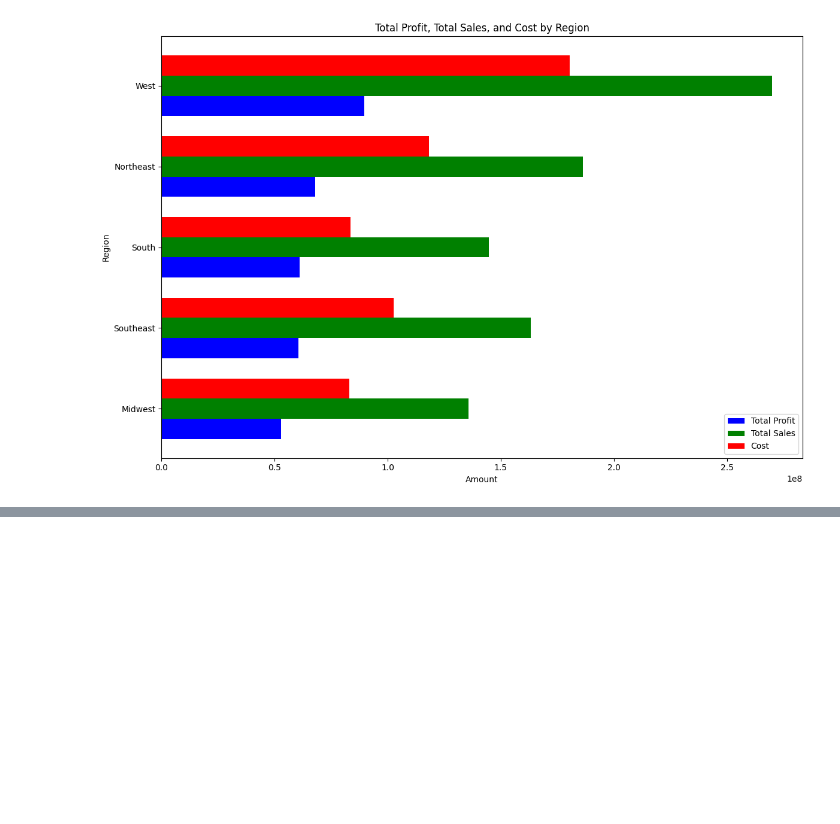
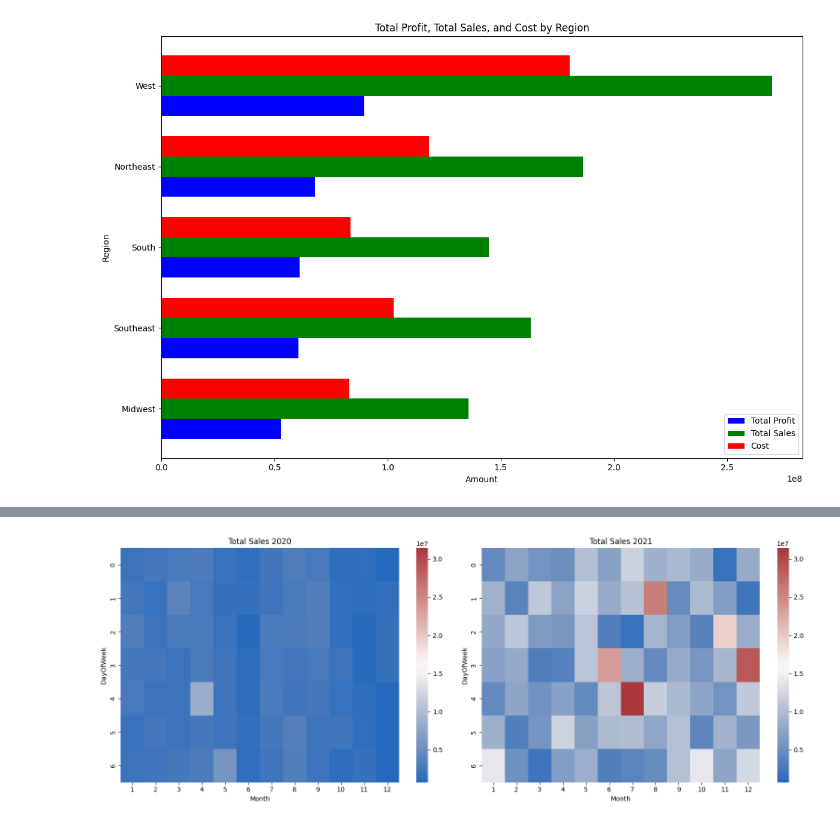
Before and after one commit to jaydenooi28/panda2, a Jupyter notebook: PandaTut.ipynb, the cells around one changed output, grey strips where cells are left out. Cells and saved outputs as stored; diff of their text form; code cells hidden in the pictures; blank space fills up the shorter version.

```diff
--- a/PandaTut.ipynb
+++ b/PandaTut.ipynb
@@ -530,0 +717,55 @@ plt.show()
+# %%
+
+query_2020 = "from df_clean_3 where Year = 2020"
+query_2021 = "from df_clean_3 where Year = 2021"
+df2020 = ddb.query(query_2020).to_df()
+df2021 = ddb.query(query_2021).to_df()
+
+# Create pivot tables
+pivot_2020 = df2020.pivot_table(
+    index='DayOfWeek',
+    columns='Month',
+    values='Total Sales',
+    aggfunc='sum'
+).round()
+
+pivot_2021 = df2021.pivot_table(
+    index='DayOfWeek',
+    columns='Month',
+    values='Total Sales',
+    aggfunc='sum'
+).round()
+
+# Determine common color scale limits
+vmin = min(pivot_2020.min().min(), pivot_2021.min().min())
+vmax = max(pivot_2020.max().max(), pivot_2021.max().max())
+
+# Set up the plot
+fig, axs = plt.subplots(1, 2, figsize=(16, 6))
+
+# Create heatmaps with consistent color scale
+sns.heatmap(
+    pivot_2020,
+    cmap="vlag",
+    ax=axs[0],
+    vmin=vmin,
+    vmax=vmax
+)
+
+sns.heatmap(
+    pivot_2021,
+    cmap="vlag",
+    ax=axs[1],
+    vmin=vmin,
+    vmax=vmax
+)
+
+# Set titles
+axs[0].set_title("Total Sales 2020")
+axs[1].set_title("Total Sales 2021")
+
+# Adjust layout
+plt.tight_layout()
+plt.show()
+# %% [output]
+[figure, added]
```
Also changed, not shown: parts of 21 cells of this notebook, 4 other files.
